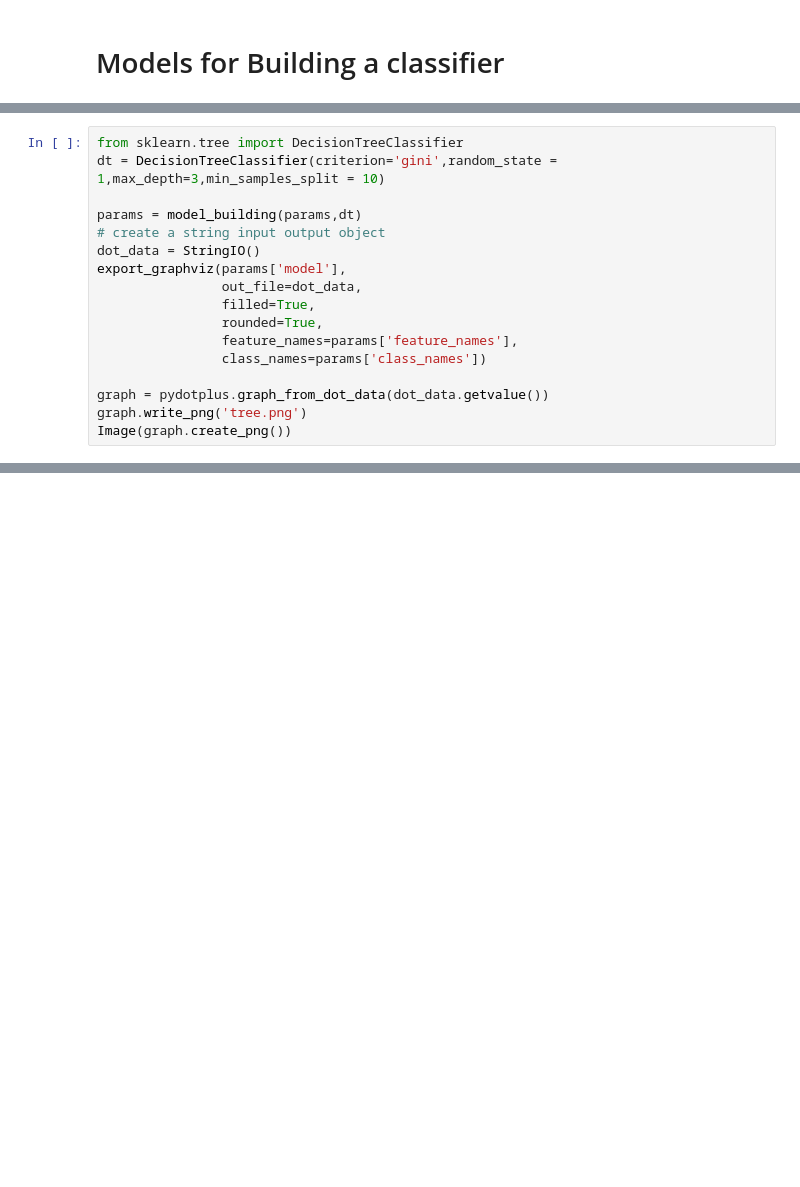
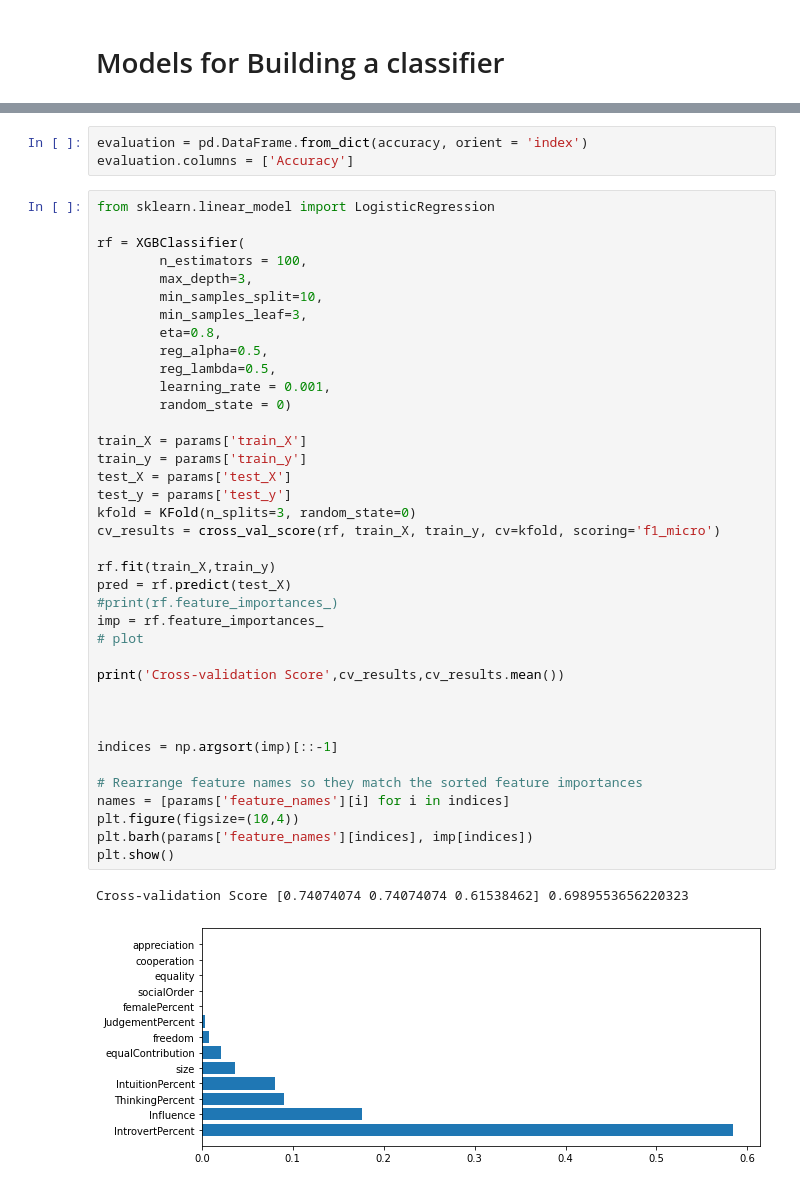
Before and after one commit to Nimisha-V-Arun/Team-Performance-Prediction, a Jupyter notebook: Prediction.ipynb, the cells around one changed output, grey strips where cells are left out. Drawn from its saved outputs; the diff is of its cells as text; blank space fills up the shorter version.

```diff
--- a/Prediction.ipynb
+++ b/Prediction.ipynb
@@ -487,17 +436,0 @@ weighted avg       0.85      0.80      0.80        20
-# %%
-from sklearn.tree import DecisionTreeClassifier
-dt = DecisionTreeClassifier(criterion='gini',random_state = 1,max_depth=3,min_samples_split = 10)
-
-params = model_building(params,dt)
-# create a string input output object
-dot_data = StringIO()
-export_graphviz(params['model'],
-                out_file=dot_data,
-                filled=True,
-                rounded=True,
-                feature_names=params['feature_names'],
-                class_names=params['class_names'])
-
-graph = pydotplus.graph_from_dot_data(dot_data.getvalue())
-graph.write_png('tree.png')
-Image(graph.create_png())
@@ -558,0 +448,44 @@ accuracy
+# %%
+evaluation = pd.DataFrame.from_dict(accuracy, orient = 'index')
+evaluation.columns = ['Accuracy']
+# %%
+from sklearn.linear_model import LogisticRegression
+
+rf = XGBClassifier(
+        n_estimators = 100,
+        max_depth=3,
+        min_samples_split=10,
+        min_samples_leaf=3,
+        eta=0.8,
+        reg_alpha=0.5,
+        reg_lambda=0.5,
+        learning_rate = 0.001,
+        random_state = 0)
+
+train_X = params['train_X']
+train_y = params['train_y']
+test_X = params['test_X']
+test_y = params['test_y']
+kfold = KFold(n_splits=3, random_state=0)
+cv_results = cross_val_score(rf, train_X, train_y, cv=kfold, scoring='f1_micro')
+
+rf.fit(train_X,train_y)
+pred = rf.predict(test_X)
+#print(rf.feature_importances_)
+imp = rf.feature_importances_
+# plot
+
+print('Cross-validation Score',cv_results,cv_results.mean())
+
+
+
+indices = np.argsort(imp)[::-1]
+
+# Rearrange feature names so they match the sorted feature importances
+names = [params['feature_names'][i] for i in indices]
+plt.figure(figsize=(10,4))
+plt.barh(params['feature_names'][indices], imp[indices])
+plt.show()
+# %% [output]
+Cross-validation Score [0.74074074 0.74074074 0.61538462] 0.6989553656220323
+[figure, added]
```
Also changed, not shown: parts of 14 cells of this notebook.
